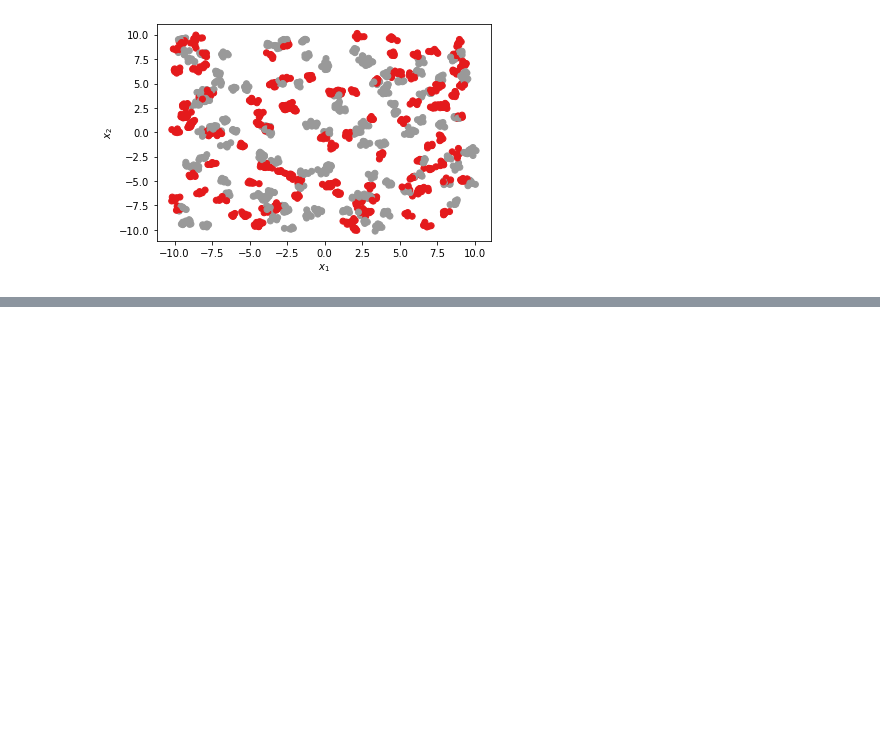
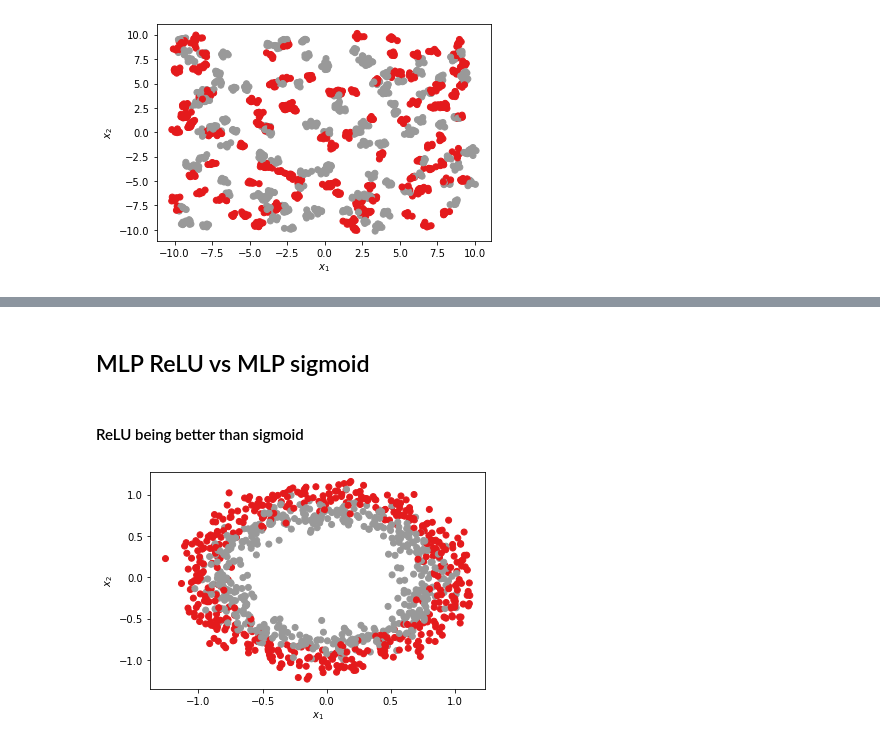
Before and after one commit to MBorgesT/ML_Assignment, a Jupyter notebook: matheus_draft.ipynb, the cells around one changed output, grey strips where cells are left out. Cells and saved outputs as stored; diff of their text form; code cells hidden in the pictures; blank space fills up the shorter version.

Commit message:
5/6 datasets working

```diff
--- a/matheus_draft.ipynb
+++ b/matheus_draft.ipynb
@@ -155,0 +153,13 @@ AUC score: 0.932
+# %% [markdown]
+<h2>MLP ReLU vs MLP sigmoid</h2>
+# %% [markdown]
+<h4>ReLU being better than sigmoid</h4>
+# %%
+def g_relu():
+    X, y = datasets.make_circles(n_samples=1000, noise=0.1, random_state=42)
+    return X, y
+
+X, y = g_relu()
+plot_2d(X, y)
+# %% [output]
+[figure, added]
```
Also changed, not shown: parts of 16 cells of this notebook, 2 other files.
